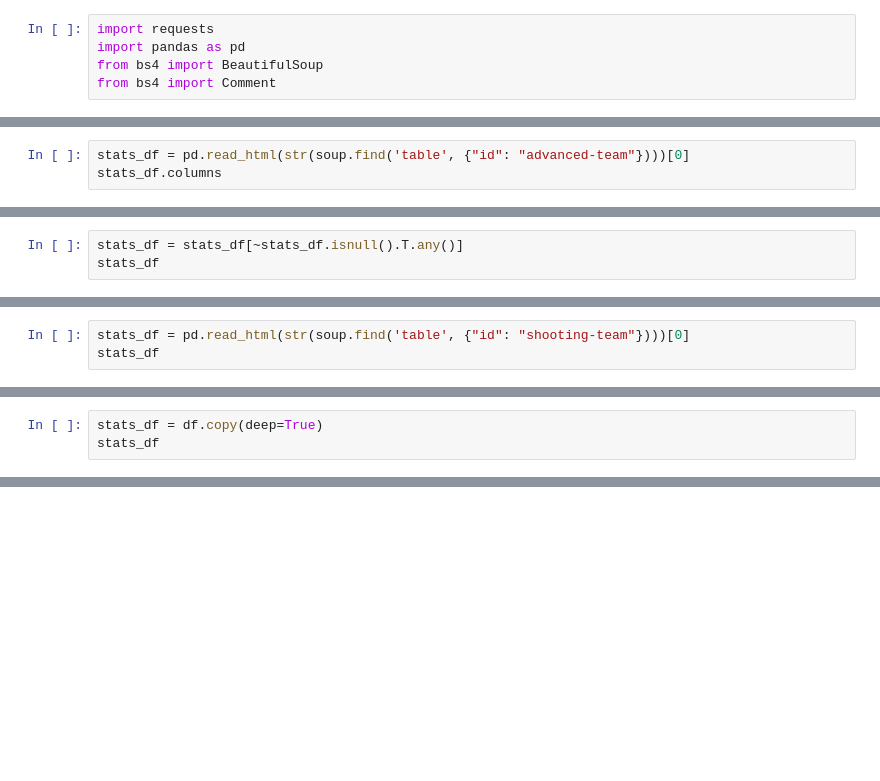
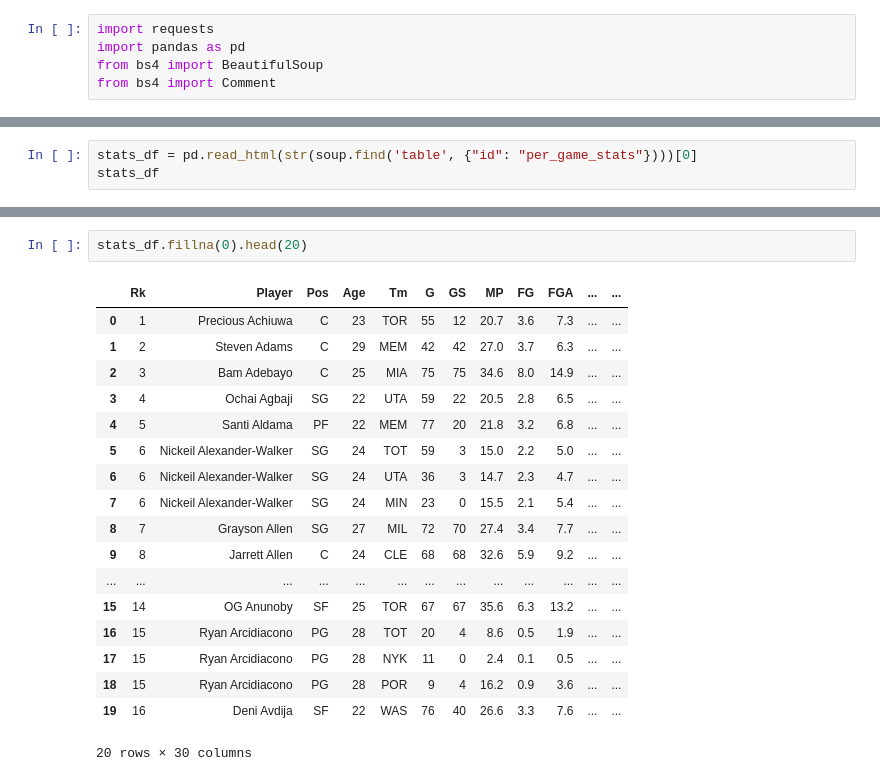
Before and after one commit to chocolate-sprinkles/Data-Analysis-Portfolio, a Jupyter notebook: projects/bbref_api/playgroud.ipynb, the cells around one changed output, grey strips where cells are left out. Saved outputs shown, nothing was run; the diff lists cells and outputs as text; blank space fills up the shorter version.

```diff
--- a/projects/bbref_api/playgroud.ipynb
+++ b/projects/bbref_api/playgroud.ipynb
@@ -53,4 +10,4 @@ tags
 # %%
-stats_df = pd.read_html(str(soup.find('table', {"id": "advanced-team"})))[0]
-stats_df.columns
+stats_df = pd.read_html(str(soup.find('table', {"id": "per_game_stats"})))[0]
+stats_df
 # %% [output]
@@ -78,3 +26,0 @@ len(stats_df.columns)
-# %%
-stats_df = stats_df[~stats_df.isnull().T.any()]
-stats_df
@@ -111,3 +26,0 @@ comments_list
-# %%
-stats_df = pd.read_html(str(soup.find('table', {"id": "shooting-team"})))[0]
-stats_df
@@ -117,3 +26,0 @@ df.columns
-# %%
-stats_df = df.copy(deep=True)
-stats_df
@@ -119,0 +43,21 @@ stats_df
+# %%
+stats_df.fillna(0).head(20)
+# %% [output]
+|  | Rk | Player | Pos | Age | Tm | G | GS | MP | FG | FGA | ... | ... |
+| 0 | 1 | Precious Achiuwa | C | 23 | TOR | 55 | 12 | 20.7 | 3.6 | 7.3 | ... | ... |
+| 1 | 2 | Steven Adams | C | 29 | MEM | 42 | 42 | 27.0 | 3.7 | 6.3 | ... | ... |
+| 2 | 3 | Bam Adebayo | C | 25 | MIA | 75 | 75 | 34.6 | 8.0 | 14.9 | ... | ... |
+| 3 | 4 | Ochai Agbaji | SG | 22 | UTA | 59 | 22 | 20.5 | 2.8 | 6.5 | ... | ... |
+| 4 | 5 | Santi Aldama | PF | 22 | MEM | 77 | 20 | 21.8 | 3.2 | 6.8 | ... | ... |
+| 5 | 6 | Nickeil Alexander-Walker | SG | 24 | TOT | 59 | 3 | 15.0 | 2.2 | 5.0 | ... | ... |
+| 6 | 6 | Nickeil Alexander-Walker | SG | 24 | UTA | 36 | 3 | 14.7 | 2.3 | 4.7 | ... | ... |
+| 7 | 6 | Nickeil Alexander-Walker | SG | 24 | MIN | 23 | 0 | 15.5 | 2.1 | 5.4 | ... | ... |
+| 8 | 7 | Grayson Allen | SG | 27 | MIL | 72 | 70 | 27.4 | 3.4 | 7.7 | ... | ... |
+| 9 | 8 | Jarrett Allen | C | 24 | CLE | 68 | 68 | 32.6 | 5.9 | 9.2 | ... | ... |
+| ... | ... | ... | ... | ... | ... | ... | ... | ... | ... | ... | ... | ... |
+| 15 | 14 | OG Anunoby | SF | 25 | TOR | 67 | 67 | 35.6 | 6.3 | 13.2 | ... | ... |
+| 16 | 15 | Ryan Arcidiacono | PG | 28 | TOT | 20 | 4 | 8.6 | 0.5 | 1.9 | ... | ... |
+| 17 | 15 | Ryan Arcidiacono | PG | 28 | NYK | 11 | 0 | 2.4 | 0.1 | 0.5 | ... | ... |
+| 18 | 15 | Ryan Arcidiacono | PG | 28 | POR | 9 | 4 | 16.2 | 0.9 | 3.6 | ... | ... |
+| 19 | 16 | Deni Avdija | SF | 22 | WAS | 76 | 40 | 26.6 | 3.3 | 7.6 | ... | ... |
+20 rows × 30 columns
```
Also changed, not shown: parts of 12 cells of this notebook, 2 other files.
